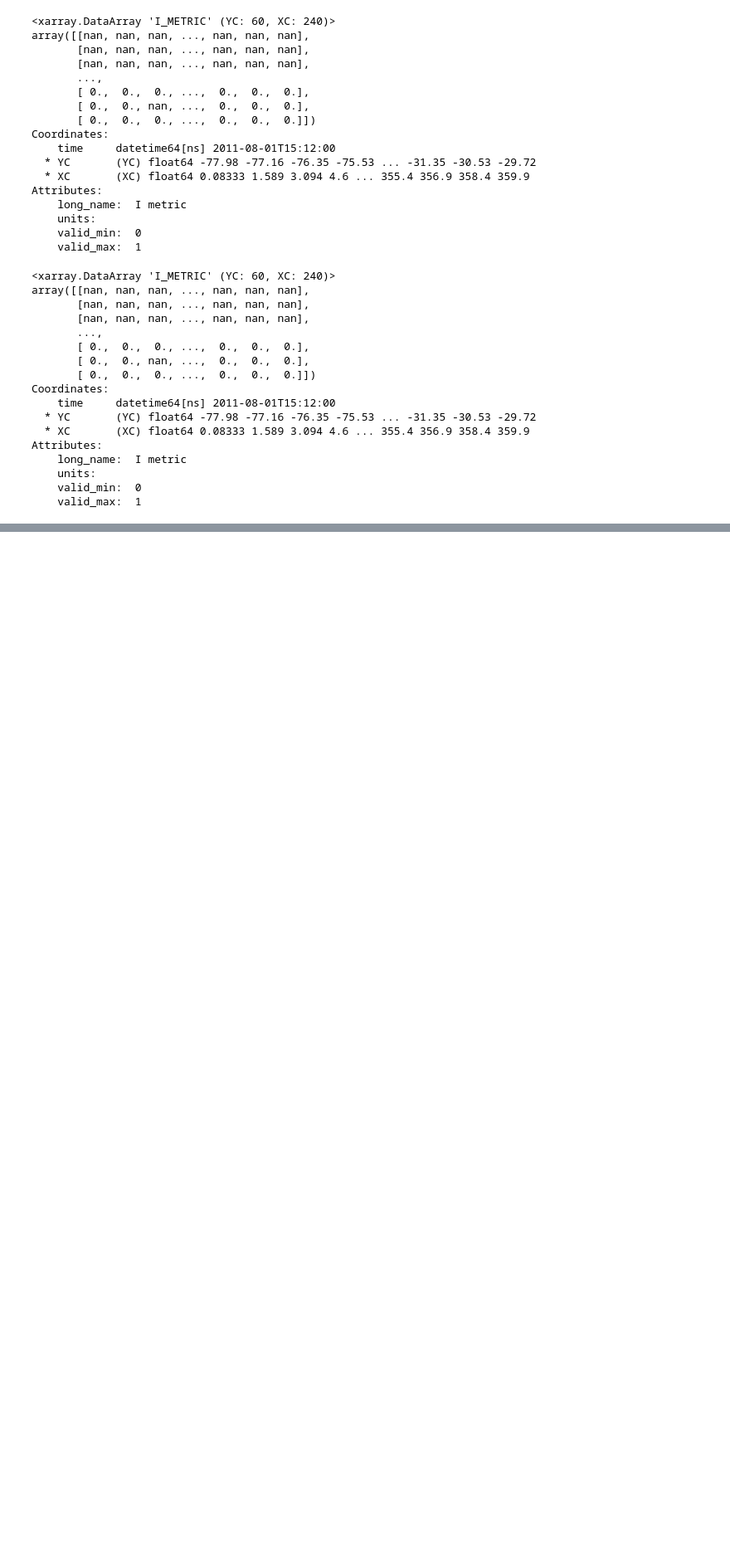
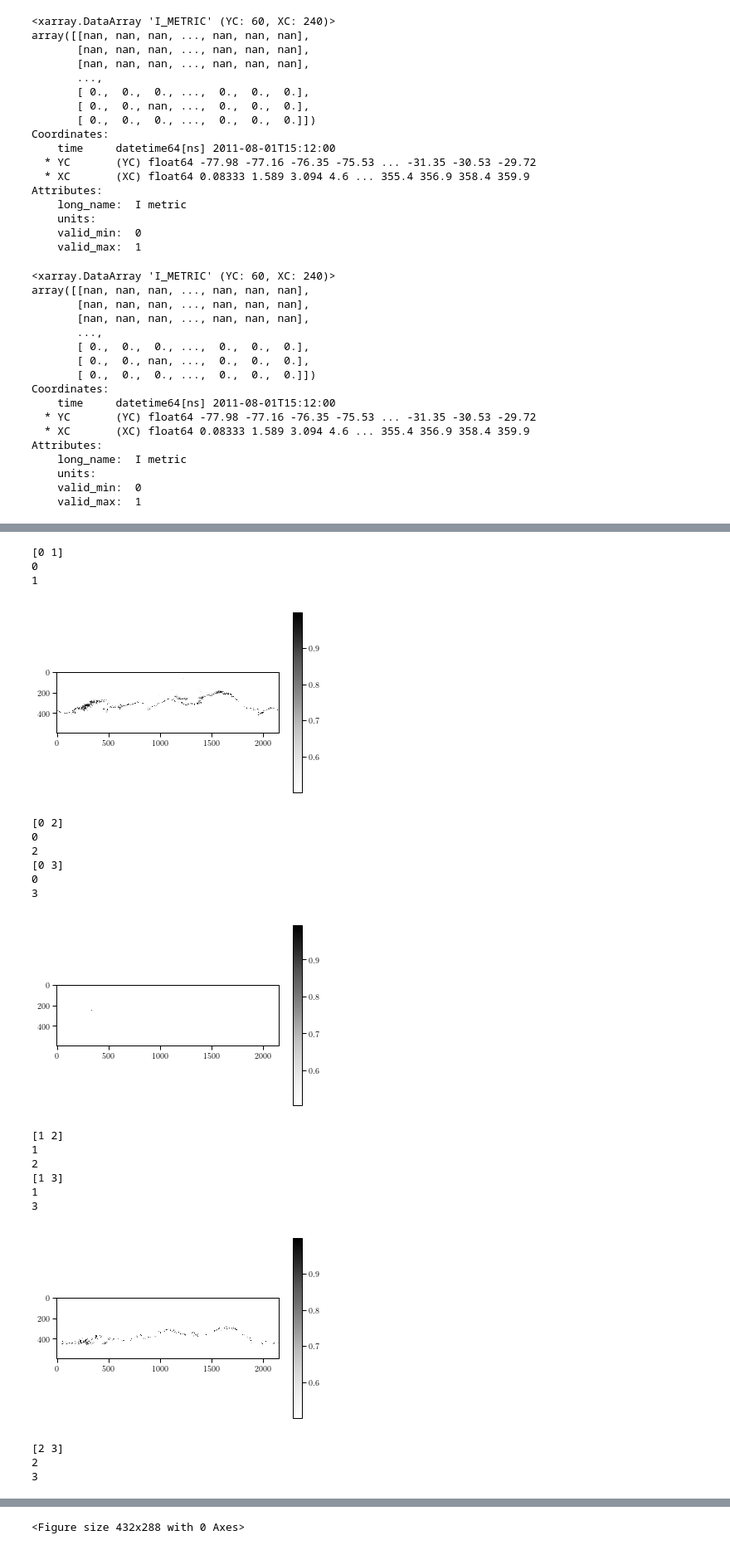
Before and after one commit to sdat2/pyxpcm, a Jupyter notebook: old-ipynb/plot_i_metric.ipynb, the cells around one changed output, grey strips where cells are left out. Shown at 83% size. Saved outputs shown, nothing was run; the diff lists cells and outputs as text; code cells hidden in the pictures; blank space fills up the shorter version.

```diff
--- a/old-ipynb/plot_i_metric.ipynb
+++ b/old-ipynb/plot_i_metric.ipynb
@@ -172,0 +202,66 @@ plot_so(ds.A_B.rename('AB').isel(rank=1))
+# %%
+sorted_version = np.sort(ds.A_B.values, axis=0)
+
+i_metric = ds.IMETRIC.isel(Imetric=0).values
+
+
+list = [i for i in range(int(np.nanmax(sorted_version)) + 1)]
+
+cart_prod = [np.array([a, b]) for a in list for b in list if a <= b and a != b]
+
+pair_i_metric_list = []
+
+pair_list = []
+
+for pair in cart_prod:
+
+    print(pair)
+    print(pair[0])
+    print(pair[1])
+    shape = np.shape(sorted_version)
+
+    pair_i_metric = np.empty((shape[1], shape[2],))
+    pair_i_metric[:] = np.nan
+
+    at_least_one_point = False
+
+    for i in range(shape[1]):
+        for j in range(shape[2]):
+            if np.array_equal(pair, sorted_version[:, i, j]):
+                if i_metric[i, j] >= 0.5:
+                    # print(pair, sorted_version[:, i, j])
+                    pair_i_metric[i, j] = i_metric[i, j]
+                    at_least_one_point = True
+
+    if at_least_one_point:
+
+        pair_i_metric_list.append(pair_i_metric)
+        pair_list.append(pair)
+
+        plt.imshow(pair_i_metric, cmap='Greys'
+                  )
+        plt.colorbar()
+        plt.show()
+        plt.clf()
+# %% [output]
+[0 1]
+0
+1
+[figure, added]
+[0 2]
+0
+2
+[0 3]
+0
+3
+[figure, added]
+[1 2]
+1
+2
+[1 3]
+1
+3
+[figure, added]
+[2 3]
+2
+3
@@ -172,0 +269 @@ plot_so(ds.A_B.rename('AB').isel(rank=1))
+<Figure size 432x288 with 0 Axes>
```
Also changed, not shown: parts of 24 cells of this notebook, 2 other files.
